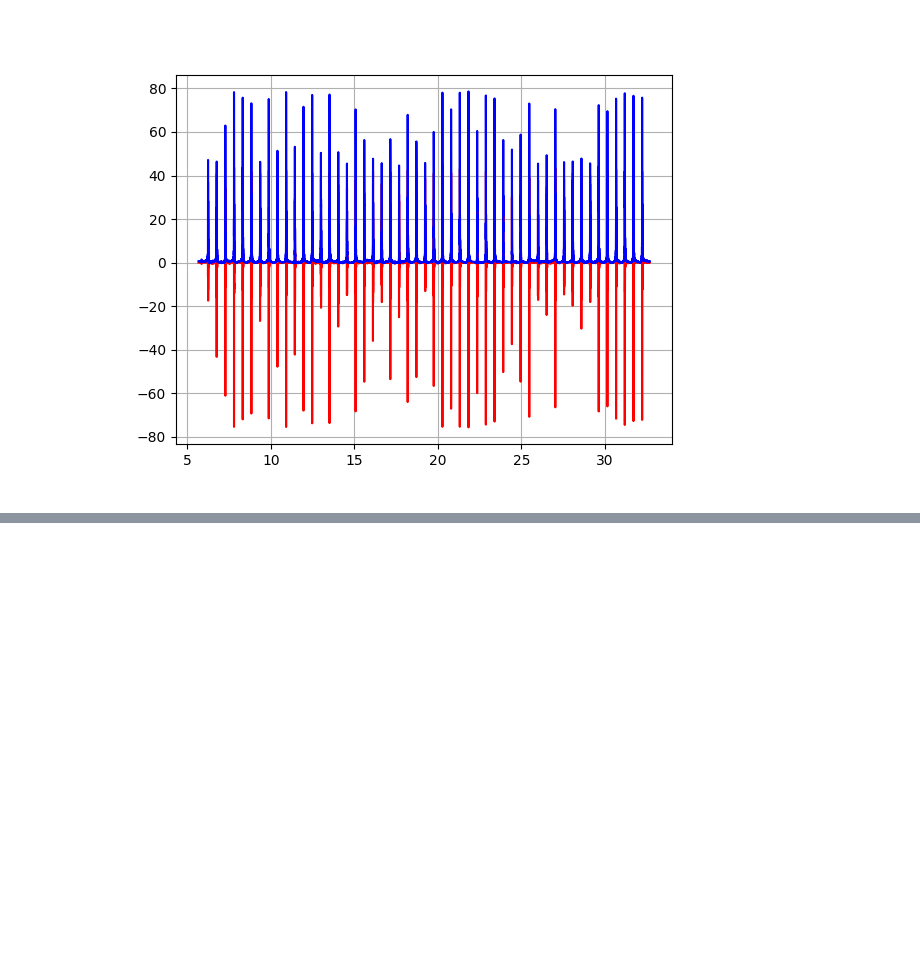
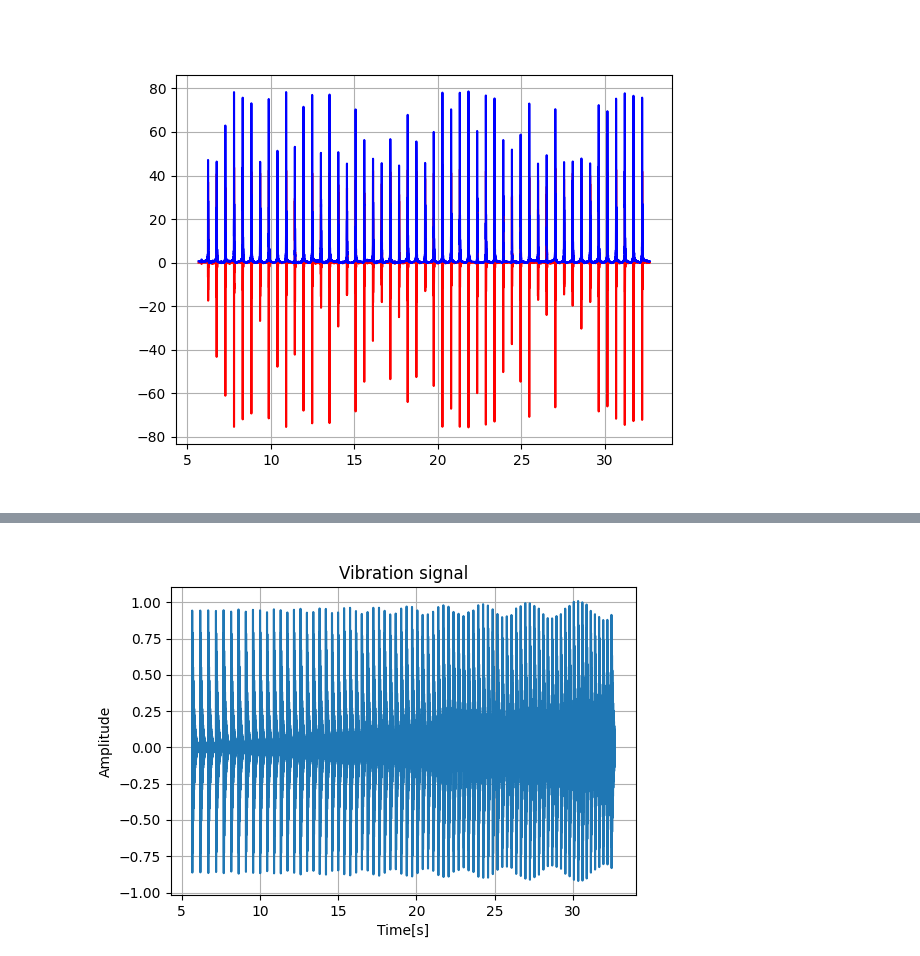
Before and after one commit to androdl96/FlatWheels, a Jupyter notebook: FlatWheels1.ipynb, the cells around one changed output, grey strips where cells are left out. Saved outputs shown, nothing was run; the diff lists cells and outputs as text; code cells hidden in the pictures; blank space fills up the shorter version.

```diff
--- a/FlatWheels1.ipynb
+++ b/FlatWheels1.ipynb
@@ -143,0 +189,23 @@ $y(k)=\sum_{r}A_r\sin\left(2\pi f\left[\dfrac{k}{F}-\dfrac{r}{f_m}\right]\right)
+# %%
+def conditional_exp(time_diff, b):
+    return np.where(time_diff > 0, np.exp(-b * time_diff), 0)
+# %%
+Sx_var=np.zeros((N,))
+
+for r in range(len(t_impact)):
+    time_diff=t[0]+n/fs-t_impact[r]
+    #Sx_var+=Ar*np.sin(2*np.pi*f*(t[0]+n/fs-t_impact[r]))*np.exp(-b*(t[0]+n/fs-t_impact[r]))*np.heaviside(t[0]+n/fs-t_impact[r], 1)
+    Sx_var+=Ar*np.sin(2*np.pi*f*(time_diff))*conditional_exp(time_diff, b)*np.heaviside(time_diff, 1)
+
+
+plt.close('all')
+%matplotlib widget
+plt.figure(figsize=(6,4))
+plt.plot(t,Sx_var)
+plt.grid(True)
+plt.title('Vibration signal')
+plt.xlabel('Time[s]')
+plt.ylabel('Amplitude')
+plt.show()
+# %% [output]
+[figure, added]
```
Also changed, not shown: parts of 12 cells of this notebook.
